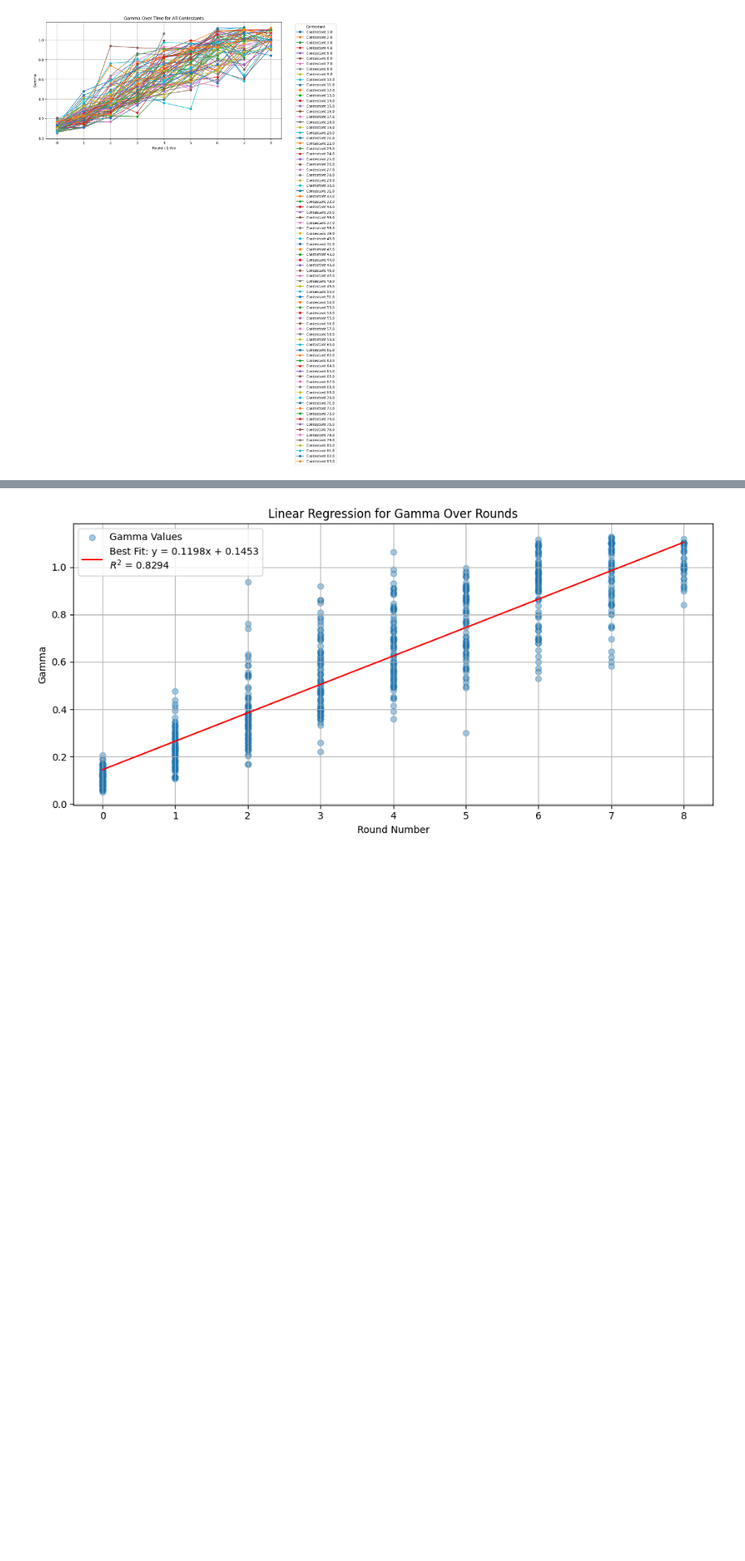
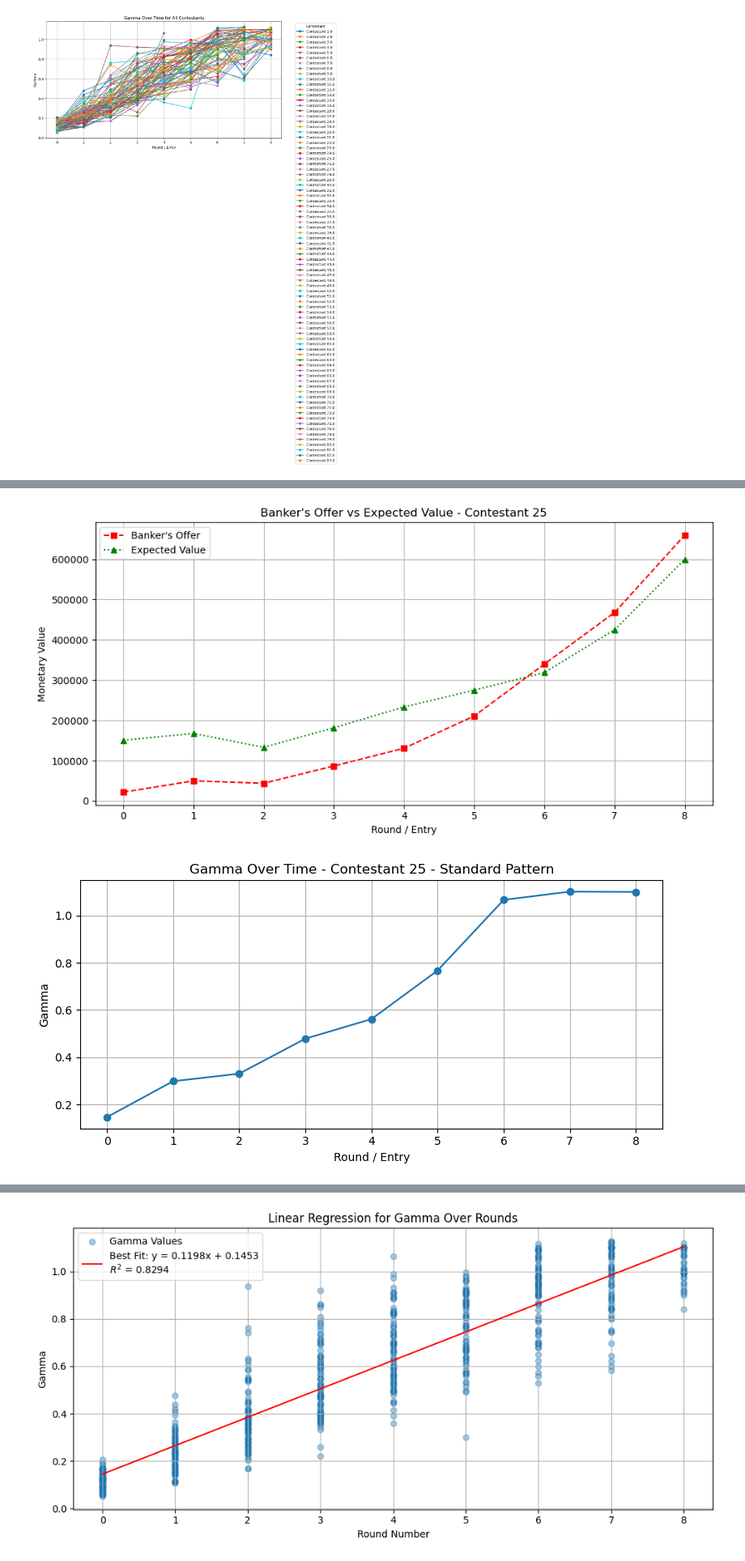
Before and after one commit to alexander-shang/econ590-project, a Jupyter notebook: deal_or_no_deal.ipynb, the cells around one changed output, grey strips where cells are left out. Shown at 81% size. Saved outputs shown, nothing was run; the diff lists cells and outputs as text; code cells hidden in the pictures; blank space fills up the shorter version.

Commit message:
New graphs and comments on graphs

```diff
--- a/deal_or_no_deal.ipynb
+++ b/deal_or_no_deal.ipynb
@@ -408,0 +363,44 @@ if 'contestant_id' in df.columns and 'gamma' in df.columns:
+# %%
+import pandas as pd
+import matplotlib.pyplot as plt
+
+# Specify the contestant ID
+contestant_id = 25
+
+# Check for necessary columns
+if {'contestant_id', 'bankers_offer', 'expected_value'}.issubset(df.columns):
+    # Filter data for contestant
+    contestant_data = df[df['contestant_id'] == contestant_id].copy()
+    contestant_data.reset_index(drop=True, inplace=True)
+
+    # Plot Banker's Offer and Expected Value
+    plt.figure(figsize=(10, 5))
+    plt.plot(contestant_data.index, contestant_data['bankers_offer'], color='red', marker='s', linestyle='--', label="Banker's Offer")
+    plt.plot(contestant_data.index, contestant_data['expected_value'], color='green', marker='^', linestyle=':', label='Expected Value')
+
+    # Labels and legend
+    plt.title(f"Banker's Offer vs Expected Value - Contestant {contestant_id}")
+    plt.xlabel('Round / Entry')
+    plt.ylabel('Monetary Value')
+    plt.legend()
+    plt.grid(True)
+    plt.tight_layout()
+
+# Check for necessary columns
+if 'contestant_id' in df.columns and 'gamma' in df.columns:
+    # Filter data for contestant
+    contestant_data = df[df['contestant_id'] == contestant_id].copy()
+    contestant_data.reset_index(drop=True, inplace=True)
+
+    # Plot gamma over time
+    plt.figure(figsize=(8, 4))
+    plt.plot(contestant_data.index, contestant_data['gamma'], marker='o', linestyle='-')
+    plt.title(f'Gamma Over Time - Contestant {contestant_id} - Standard Pattern')
+    plt.xlabel('Round / Entry')
+    plt.ylabel('Gamma')
+    plt.grid(True)
+    plt.tight_layout()
+    plt.show()
+# %% [output]
+[figure, added]
+[figure, added]
```
Also changed, not shown: parts of 12 cells of this notebook, 1 other file.
